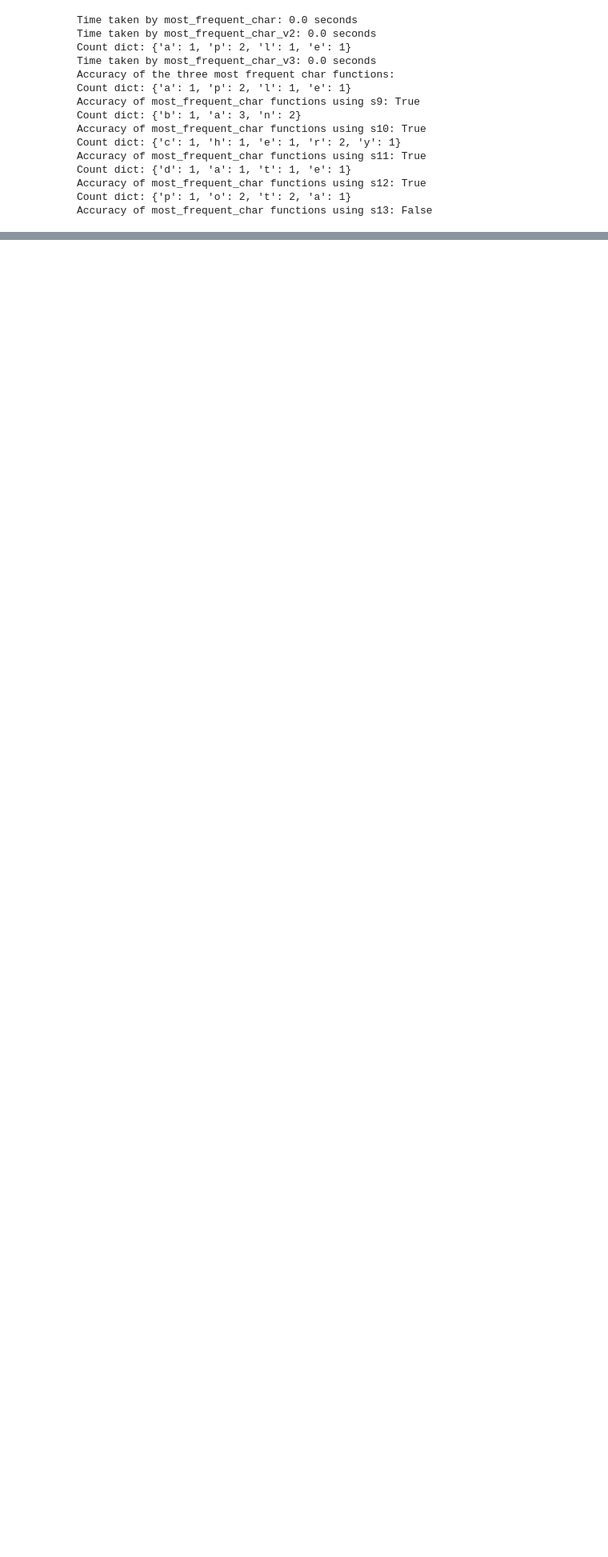
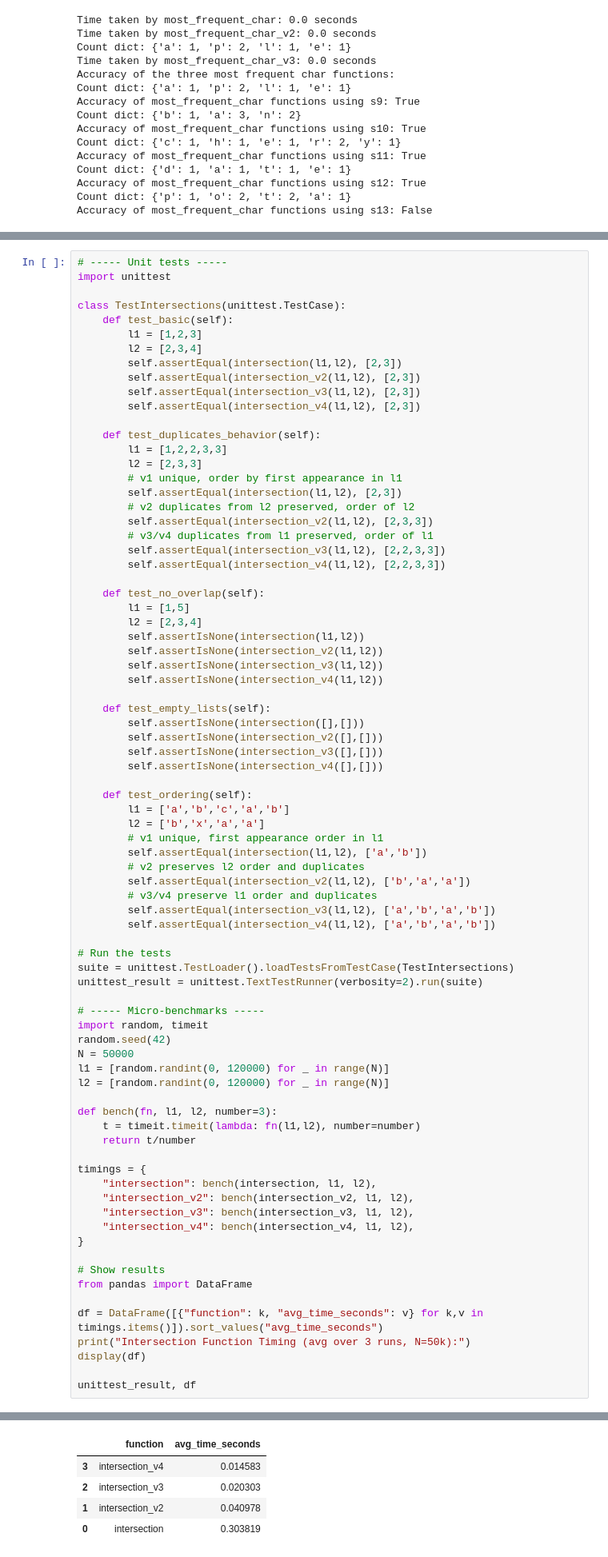
Before and after one commit to samokoye/Algorithms_And_Methods, a Jupyter notebook: minPrograms/PythonAlg.ipynb, the cells around one changed output, grey strips where cells are left out. Shown: that part at 80% size. Saved outputs shown, nothing was run; the diff lists cells and outputs as text; blank space fills up the shorter version.

Commit message:
unit test completed

```diff
--- a/minPrograms/PythonAlg.ipynb
+++ b/minPrograms/PythonAlg.ipynb
@@ -289,0 +620,80 @@ Accuracy of most_frequent_char functions using s13: False
+# %%
+# ----- Unit tests -----
+import unittest
+
+class TestIntersections(unittest.TestCase):
+    def test_basic(self):
+        l1 = [1,2,3]
+        l2 = [2,3,4]
+        self.assertEqual(intersection(l1,l2), [2,3])
+        self.assertEqual(intersection_v2(l1,l2), [2,3])
+        self.assertEqual(intersection_v3(l1,l2), [2,3])
+        self.assertEqual(intersection_v4(l1,l2), [2,3])
+
+    def test_duplicates_behavior(self):
+        l1 = [1,2,2,3,3]
+        l2 = [2,3,3]
+        # v1 unique, order by first appearance in l1
+        self.assertEqual(intersection(l1,l2), [2,3])
+        # v2 duplicates from l2 preserved, order of l2
+        self.assertEqual(intersection_v2(l1,l2), [2,3,3])
+        # v3/v4 duplicates from l1 preserved, order of l1
+        self.assertEqual(intersection_v3(l1,l2), [2,2,3,3])
+        self.assertEqual(intersection_v4(l1,l2), [2,2,3,3])
+
+    def test_no_overlap(self):
+        l1 = [1,5]
+        l2 = [2,3,4]
+        self.assertIsNone(intersection(l1,l2))
+        self.assertIsNone(intersection_v2(l1,l2))
+        self.assertIsNone(intersection_v3(l1,l2))
+        self.assertIsNone(intersection_v4(l1,l2))
+
+    def test_empty_lists(self):
+        self.assertIsNone(intersection([],[]))
+        self.assertIsNone(intersection_v2([],[]))
+        self.assertIsNone(intersection_v3([],[]))
+        self.assertIsNone(intersection_v4([],[]))
+
+    def test_ordering(self):
+        l1 = ['a','b','c','a','b']
+        l2 = ['b','x','a','a']
+        # v1 unique, first appearance order in l1
+        self.assertEqual(intersection(l1,l2), ['a','b'])
+        # v2 preserves l2 order and duplicates
+        self.assertEqual(intersection_v2(l1,l2), ['b','a','a'])
+        # v3/v4 preserve l1 order and duplicates
+        self.assertEqual(intersection_v3(l1,l2), ['a','b','a','b'])
+        self.assertEqual(intersection_v4(l1,l2), ['a','b','a','b'])
+
+# Run the tests
+suite = unittest.TestLoader().loadTestsFromTestCase(TestIntersections)
+unittest_result = unittest.TextTestRunner(verbosity=2).run(suite)
+
+# ----- Micro-benchmarks -----
+import random, timeit
+random.seed(42)
+N = 50000
+l1 = [random.randint(0, 120000) for _ in range(N)]
+l2 = [random.randint(0, 120000) for _ in range(N)]
+
+def bench(fn, l1, l2, number=3):
+    t = timeit.timeit(lambda: fn(l1,l2), number=number)
+    return t/number
+
+timings = {
+    "intersection": bench(intersection, l1, l2),
+    "intersection_v2": bench(intersection_v2, l1, l2),
+    "intersection_v3": bench(intersection_v3, l1, l2),
+    "intersection_v4": bench(intersection_v4, l1, l2),
+}
+
+# Show results
+from pandas import DataFrame
+
+df = DataFrame([{"function": k, "avg_time_seconds": v} for k,v in timings.items()]).sort_values("avg_time_seconds")
+print("Intersection Function Timing (avg over 3 runs, N=50k):")
+display(df)
+
+unittest_result, df
+# %% [output]
@@ -289,0 +711,5 @@ Accuracy of most_frequent_char functions using s13: False
+|  | function | avg_time_seconds |
+| 3 | intersection_v4 | 0.014583 |
+| 2 | intersection_v3 | 0.020303 |
+| 1 | intersection_v2 | 0.040978 |
+| 0 | intersection | 0.303819 |
```
Also changed, not shown: parts of 15 cells of this notebook.
